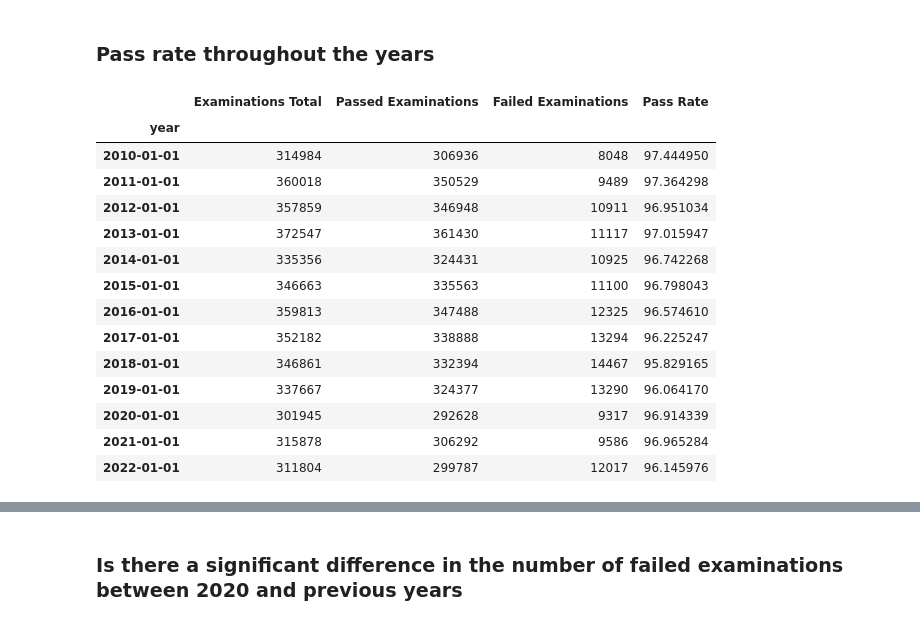
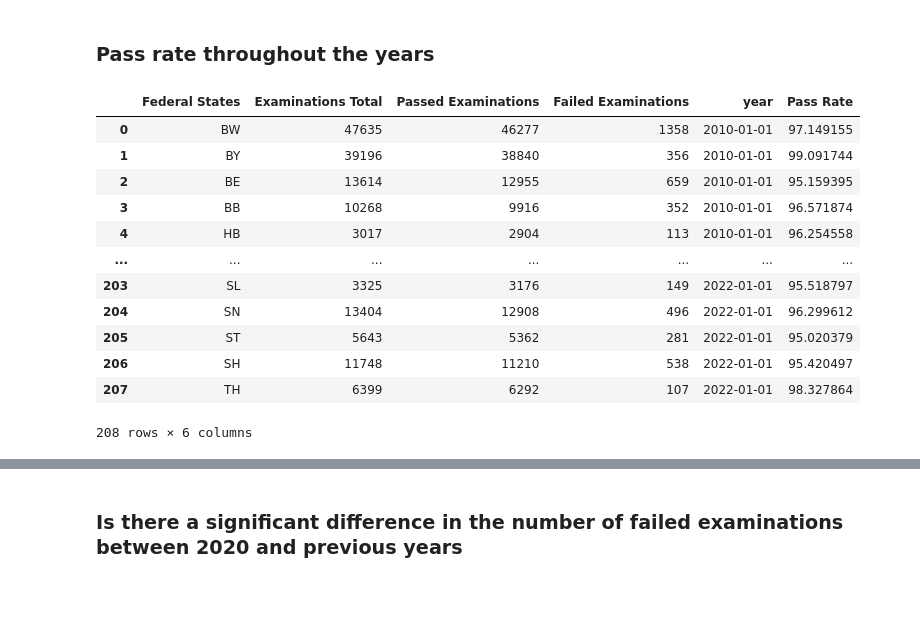
Before and after one commit to Stargazer-ger/capstone_project_hh_23_1, a Jupyter notebook: eda_capstone_exams_kk.ipynb, the cells around one changed output, grey strips where cells are left out. Saved outputs shown, nothing was run; the diff lists cells and outputs as text; code cells hidden in the pictures; blank space fills up the shorter version.

```diff
--- a/eda_capstone_exams_kk.ipynb
+++ b/eda_capstone_exams_kk.ipynb
@@ -54,26 +70,20 @@ dtypes: datetime64[ns](1), int64(3), object(1)
 memory usage: 8.2+ KB
 # %% [markdown]
 ### Pass rate throughout the years
-# %%
-# Group by Year and calculate total examinations, passed examinations, and pass rate
-pass_rate = exams_concat.groupby('year').sum()
-pass_rate['Pass Rate'] = pass_rate['Passed Examinations'] / pass_rate['Examinations Total'] * 100
-
-# Display the result
-pass_rate
-# %% [output]
-|  | Examinations Total | Passed Examinations | Failed Examinations | Pass Rate |
-| year |  |  |  |  |
-| 2010-01-01 | 314984 | 306936 | 8048 | 97.444950 |
-| 2011-01-01 | 360018 | 350529 | 9489 | 97.364298 |
-| 2012-01-01 | 357859 | 346948 | 10911 | 96.951034 |
-| 2013-01-01 | 372547 | 361430 | 11117 | 97.015947 |
-| 2014-01-01 | 335356 | 324431 | 10925 | 96.742268 |
-| 2015-01-01 | 346663 | 335563 | 11100 | 96.798043 |
-| 2016-01-01 | 359813 | 347488 | 12325 | 96.574610 |
-| 2017-01-01 | 352182 | 338888 | 13294 | 96.225247 |
-| 2018-01-01 | 346861 | 332394 | 14467 | 95.829165 |
-| 2019-01-01 | 337667 | 324377 | 13290 | 96.064170 |
-| 2020-01-01 | 301945 | 292628 | 9317 | 96.914339 |
-| 2021-01-01 | 315878 | 306292 | 9586 | 96.965284 |
-| 2022-01-01 | 311804 | 299787 | 12017 | 96.145976 |
+# %%
+exams_concat['Pass Rate'] = exams_concat['Passed Examinations'] / exams_concat['Examinations Total'] * 100
+exams_concat
+# %% [output]
+|  | Federal States | Examinations Total | Passed Examinations | Failed Examinations | year | Pass Rate |
+| 0 | BW | 47635 | 46277 | 1358 | 2010-01-01 | 97.149155 |
+| 1 | BY | 39196 | 38840 | 356 | 2010-01-01 | 99.091744 |
+| 2 | BE | 13614 | 12955 | 659 | 2010-01-01 | 95.159395 |
+| 3 | BB | 10268 | 9916 | 352 | 2010-01-01 | 96.571874 |
+| 4 | HB | 3017 | 2904 | 113 | 2010-01-01 | 96.254558 |
+| ... | ... | ... | ... | ... | ... | ... |
+| 203 | SL | 3325 | 3176 | 149 | 2022-01-01 | 95.518797 |
+| 204 | SN | 13404 | 12908 | 496 | 2022-01-01 | 96.299612 |
+| 205 | ST | 5643 | 5362 | 281 | 2022-01-01 | 95.020379 |
+| 206 | SH | 11748 | 11210 | 538 | 2022-01-01 | 95.420497 |
+| 207 | TH | 6399 | 6292 | 107 | 2022-01-01 | 98.327864 |
+208 rows × 6 columns
```
Also changed, not shown: parts of 8 cells of this notebook.
